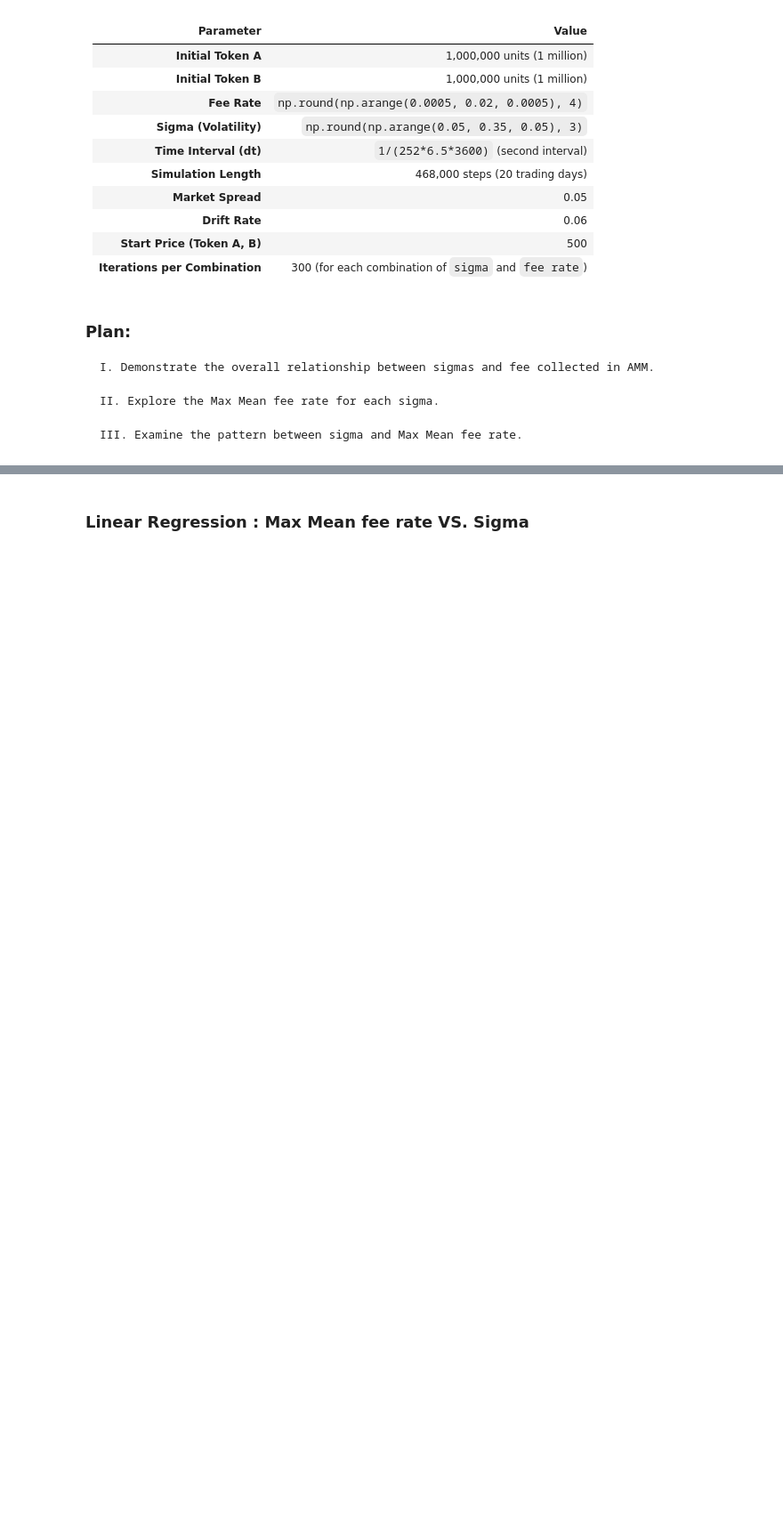
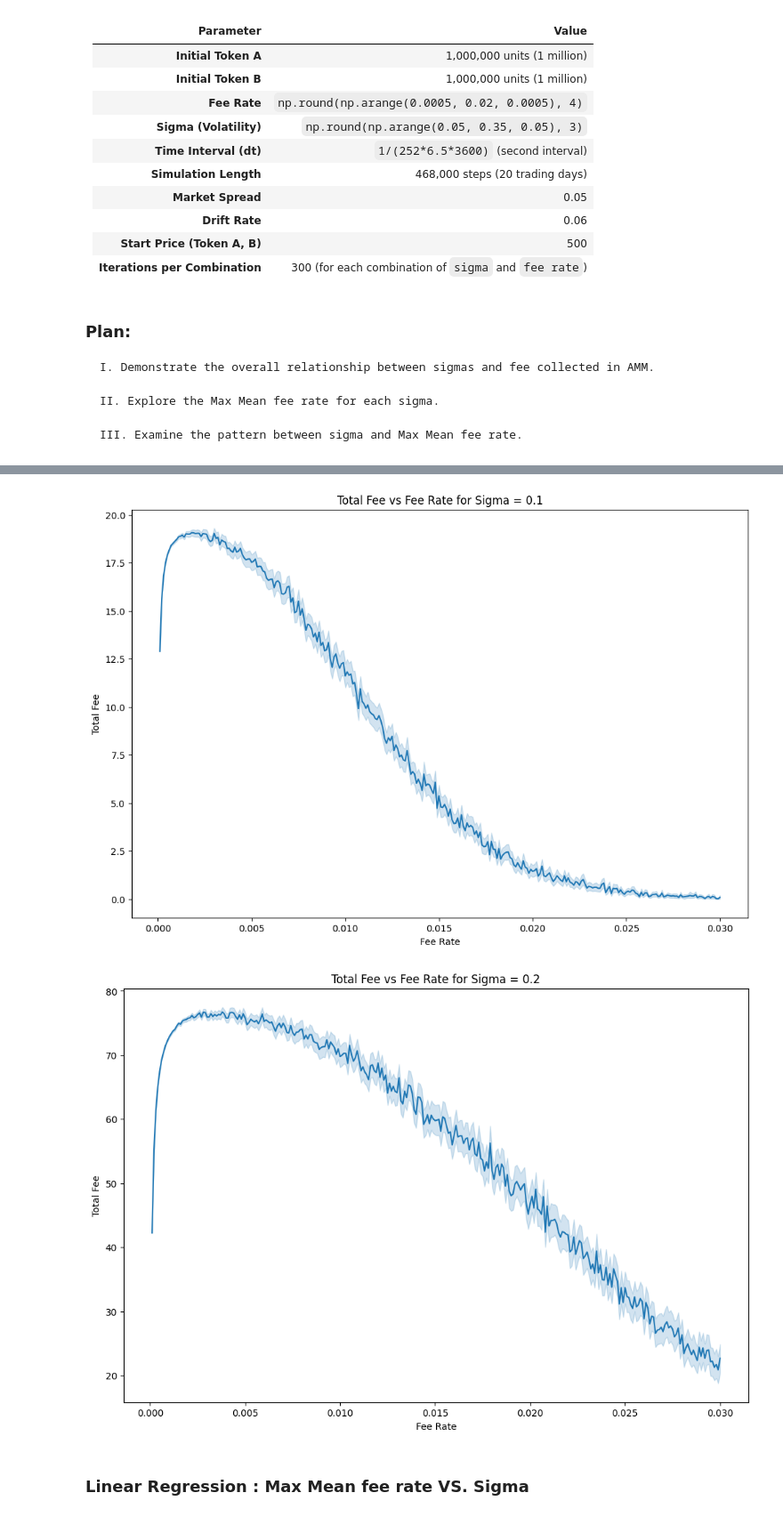
Before and after one commit to WillInvest/Dynamic_AMM, a Jupyter notebook: exp/dummy_display.ipynb, the cells around one changed output, grey strips where cells are left out. Shown at 89% size. Drawn from its saved outputs; the diff is of its cells as text; code cells hidden in the pictures; blank space fills up the shorter version.

```diff
--- a/exp/dummy_display.ipynb
+++ b/exp/dummy_display.ipynb
@@ -69,3 +74,20 @@ plt.show()
+# %%
+import matplotlib.pyplot as plt
+import seaborn as sns
+
+sigma_values = results.sigma.unique()
+for sigma in sigma_values:
+    df = results[results.sigma == sigma]
+    plt.figure(figsize=(12, 8))
+    sns.lineplot(x='fee_rate', y='total_fee', data=df)
+    plt.xlabel('Fee Rate')
+    plt.ylabel('Total Fee')
+    plt.title(f'Total Fee vs Fee Rate for Sigma = {sigma}')
+
+    plt.show()
+# %% [output]
+[figure, added]
+[figure, added]
 # %%
 import numpy as np
 import matplotlib.pyplot as plt
```
Also changed, not shown: parts of 4 cells of this notebook.
